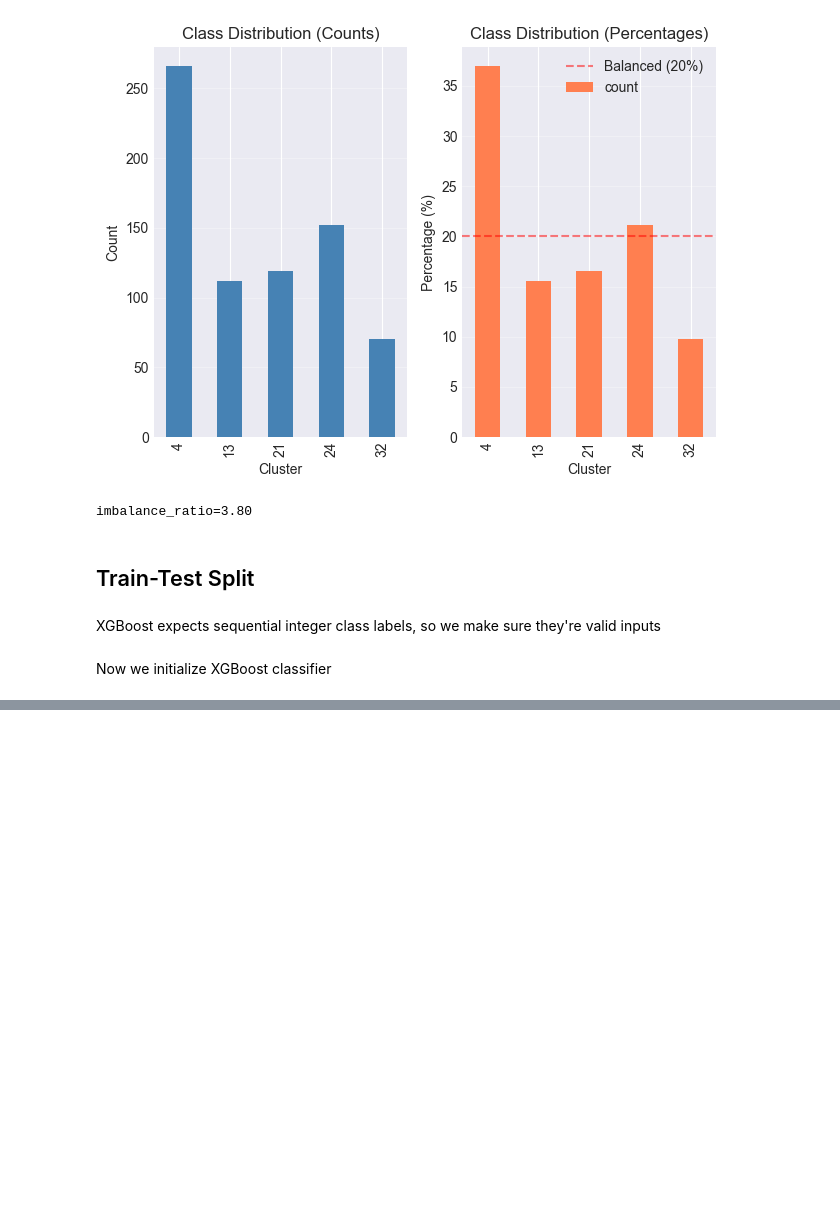
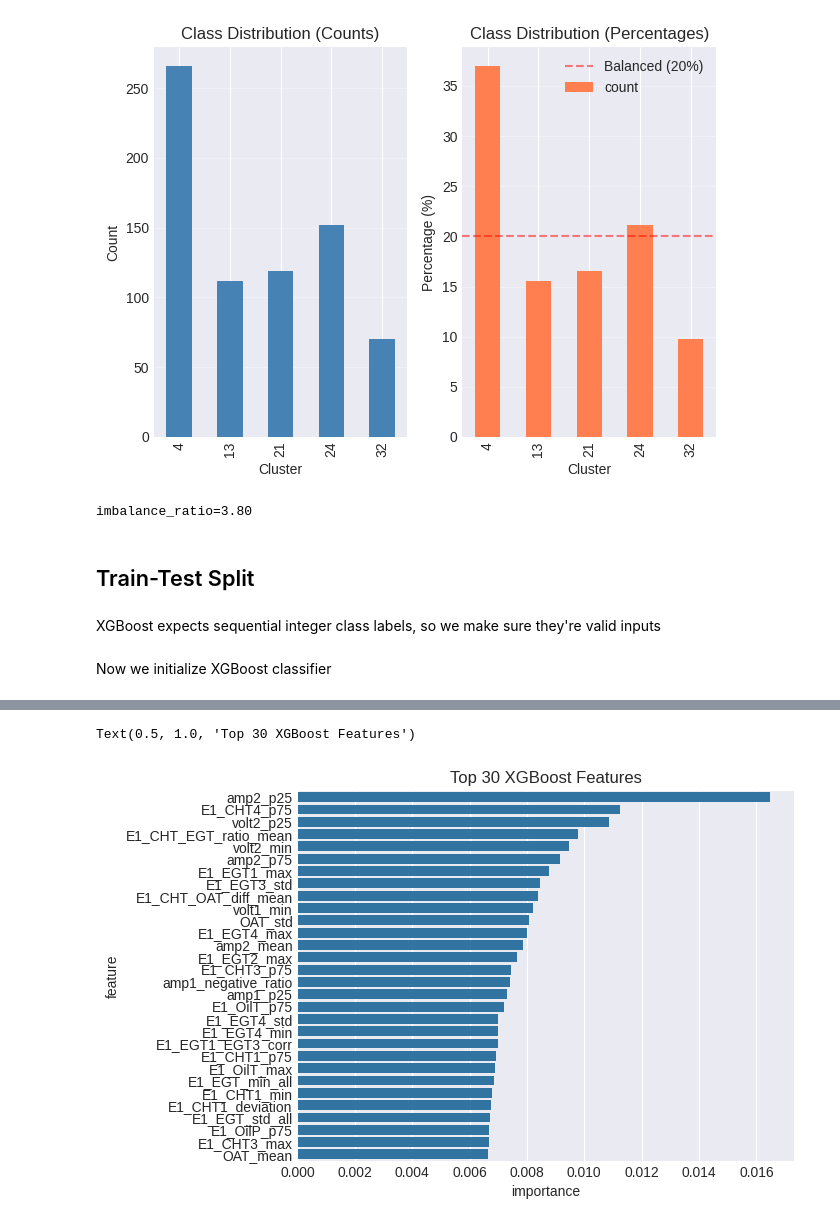
Before and after one commit to 4garriga/flights, a Jupyter notebook: src/xgboost.ipynb, the cells around one changed output, grey strips where cells are left out. Cells and saved outputs as stored; diff of their text form; code cells hidden in the pictures; blank space fills up the shorter version.

```diff
--- a/src/xgboost.ipynb
+++ b/src/xgboost.ipynb
@@ -238,17 +270,17 @@ all_features = [
 # limit labels and apply filters
 num_labels = 5
 
-LABELS = weighted_labels_df.sort_values(by=sort_by, ascending=False)["label"].values[
+labels = weighted_labels_df.sort_values(by=sort_by, ascending=False)["label"].values[
     :num_labels
 ]
 
 # Filter X_train and y_train
-mask_train = (X_train["label"].isin(LABELS)) & (X_train["before_after"] == "before")
+mask_train = (X_train["label"].isin(labels)) & (X_train["before_after"] == "before")
 X_train = X_train.loc[mask_train, all_features]
 y_train = y_train.loc[mask_train].reset_index(drop=True)
 
 # Filter X_test and y_test
-mask_test = (X_test["label"].isin(LABELS)) & (X_test["before_after"] == "before")
+mask_test = (X_test["label"].isin(labels)) & (X_test["before_after"] == "before")
 X_test = X_test.loc[mask_test, all_features]
 y_test = y_test.loc[mask_test].reset_index(drop=True)
 # %% [markdown]
@@ -356,0 +466,6 @@ Test Accuracy: 0.5204
+# %%
+# Feature importance
+feature_importance = pd.DataFrame(
+    {"feature": X_train.columns, "importance": xgb_model.feature_importances_}
+).sort_values("importance", ascending=False)
+feature_importance.head(10)
@@ -356,0 +484,10 @@ Test Accuracy: 0.5204
+# %%
+sns.barplot(
+    data=feature_importance.head(30),
+    y="feature",
+    x="importance",
+)
+plt.title("Top 30 XGBoost Features")
+# %% [output]
+Text(0.5, 1.0, 'Top 30 XGBoost Features')
+[figure, added]
```
Also changed, not shown: parts of 16 cells of this notebook, 8 other files.
